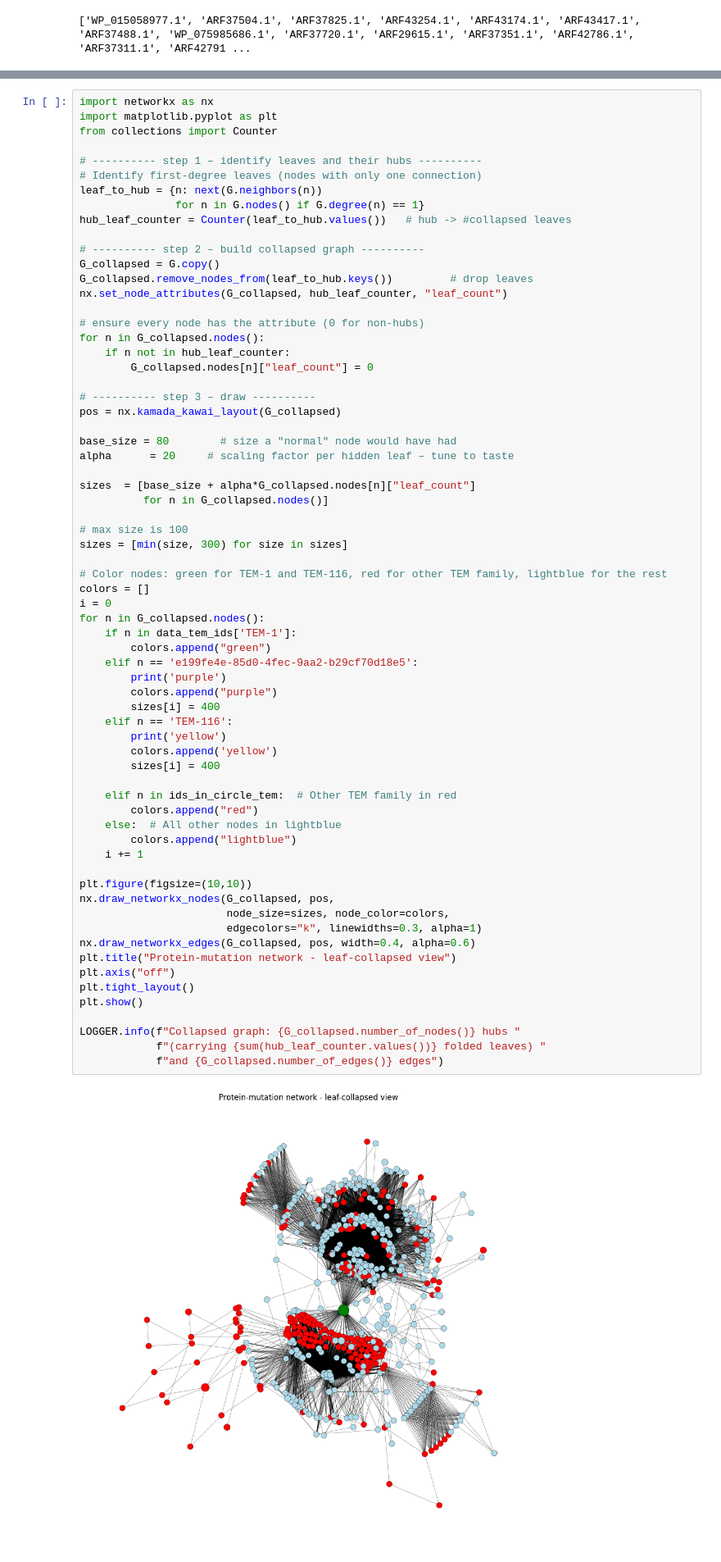
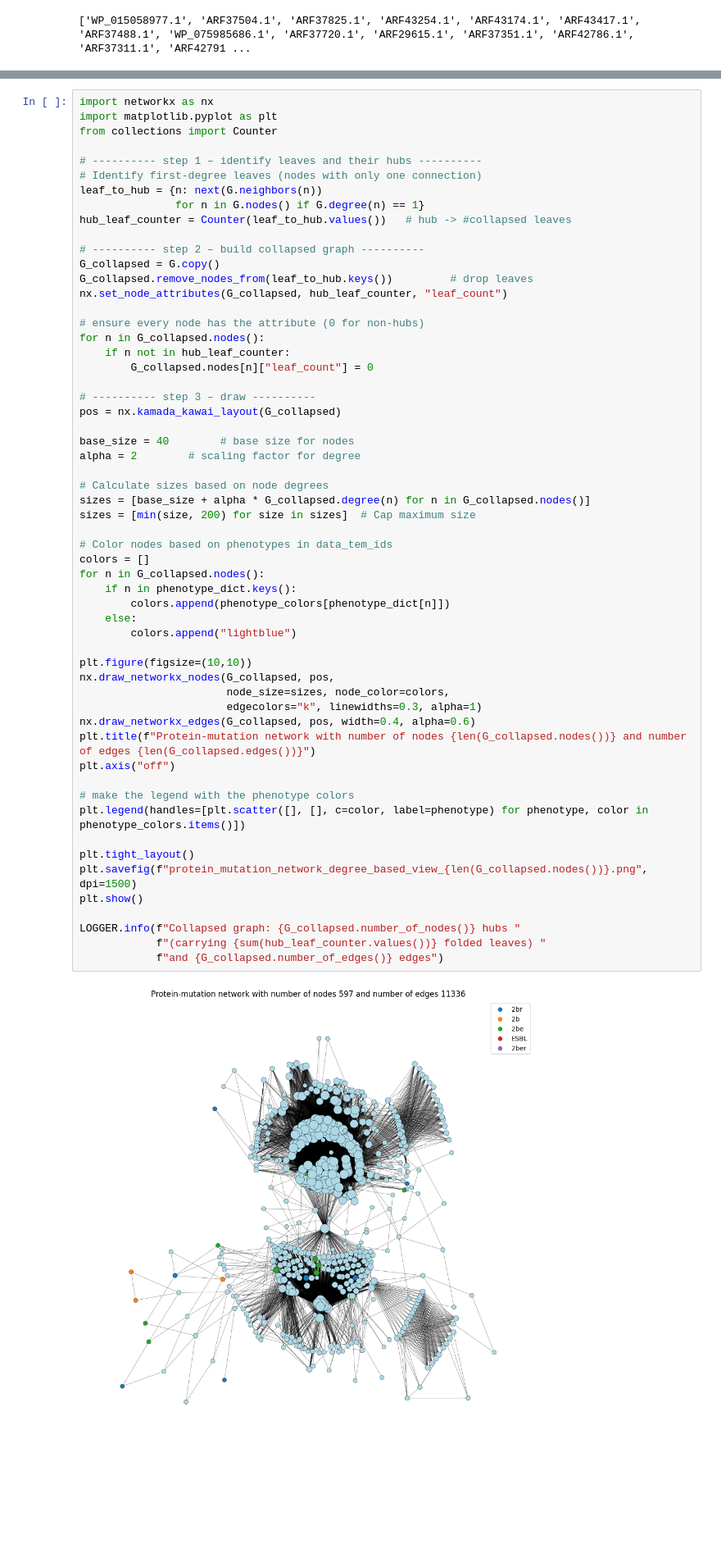
Before and after one commit to PyEED/TEM-lactamase, a Jupyter notebook: scr/code/018_TEM_Network_mutations.ipynb, the cells around one changed output, grey strips where cells are left out. Shown at 82% size. Saved outputs shown, nothing was run; the diff lists cells and outputs as text; blank space fills up the shorter version.

Commit message:
added graphs

```diff
--- a/scr/code/018_TEM_Network_mutations.ipynb
+++ b/scr/code/018_TEM_Network_mutations.ipynb
@@ -478,56 +522,46 @@ G_collapsed = G.copy()
 G_collapsed.remove_nodes_from(leaf_to_hub.keys())         # drop leaves
 nx.set_node_attributes(G_collapsed, hub_leaf_counter, "leaf_count")
 
 # ensure every node has the attribute (0 for non-hubs)
 for n in G_collapsed.nodes():
     if n not in hub_leaf_counter:
         G_collapsed.nodes[n]["leaf_count"] = 0
 
 # ---------- step 3 – draw ----------
 pos = nx.kamada_kawai_layout(G_collapsed)
 
-base_size = 80        # size a "normal" node would have had
-alpha      = 20     # scaling factor per hidden leaf – tune to taste
+base_size = 40        # base size for nodes
+alpha = 2        # scaling factor for degree
 
-sizes  = [base_size + alpha*G_collapsed.nodes[n]["leaf_count"]
-          for n in G_collapsed.nodes()]
+# Calculate sizes based on node degrees
+sizes = [base_size + alpha * G_collapsed.degree(n) for n in G_collapsed.nodes()]
+sizes = [min(size, 200) for size in sizes]  # Cap maximum size
 
-# max size is 100
-sizes = [min(size, 300) for size in sizes]
-
-# Color nodes: green for TEM-1 and TEM-116, red for other TEM family, lightblue for the rest
+# Color nodes based on phenotypes in data_tem_ids
 colors = []
-i = 0
 for n in G_collapsed.nodes():
-    if n in data_tem_ids['TEM-1']:
-        colors.append("green")
-    elif n == 'e199fe4e-85d0-4fec-9aa2-b29cf70d18e5':
-        print('purple')
-        colors.append("purple")
-        sizes[i] = 400
-    elif n == 'TEM-116':
-        print('yellow')
-        colors.append('yellow')
-        sizes[i] = 400
-
-    elif n in ids_in_circle_tem:  # Other TEM family in red
-        colors.append("red")
-    else:  # All other nodes in lightblue
+    if n in phenotype_dict.keys():
+        colors.append(phenotype_colors[phenotype_dict[n]])
+    else:
         colors.append("lightblue")
-    i += 1
 
 plt.figure(figsize=(10,10))
 nx.draw_networkx_nodes(G_collapsed, pos,
                        node_size=sizes, node_color=colors,
                        edgecolors="k", linewidths=0.3, alpha=1)
 nx.draw_networkx_edges(G_collapsed, pos, width=0.4, alpha=0.6)
-plt.title("Protein-mutation network - leaf-collapsed view")
+plt.title(f"Protein-mutation network with number of nodes {len(G_collapsed.nodes())} and number of edges {len(G_collapsed.edges())}")
 plt.axis("off")
+
+# make the legend with the phenotype colors
+plt.legend(handles=[plt.scatter([], [], c=color, label=phenotype) for phenotype, color in phenotype_colors.items()])
+
 plt.tight_layout()
+plt.savefig(f"protein_mutation_network_degree_based_view_{len(G_collapsed.nodes())}.png", dpi=1500)
 plt.show()
 
 LOGGER.info(f"Collapsed graph: {G_collapsed.number_of_nodes()} hubs "
             f"(carrying {sum(hub_leaf_counter.values())} folded leaves) "
             f"and {G_collapsed.number_of_edges()} edges")
 # %% [output]
-[figure, old version]
+[figure, new version]
```
Also changed, not shown: parts of 10 cells of this notebook, 7 other files.
